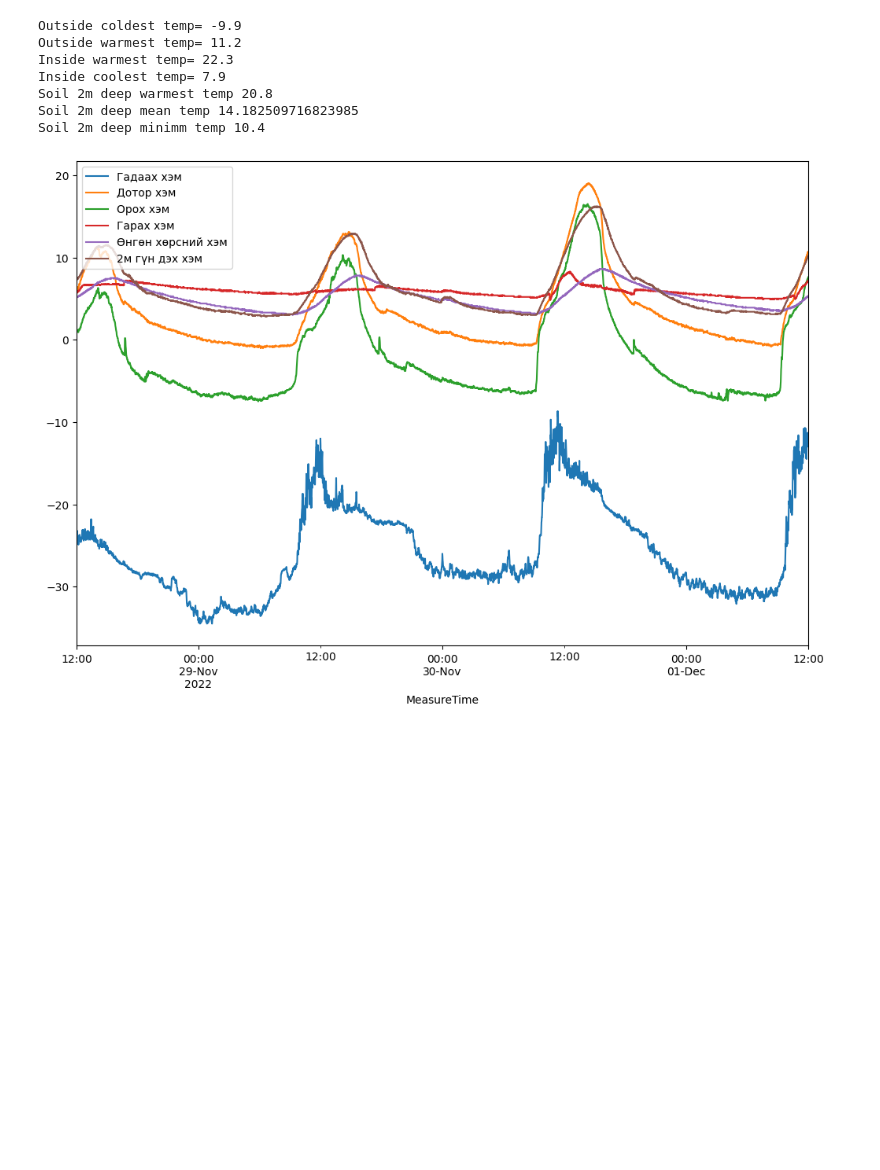
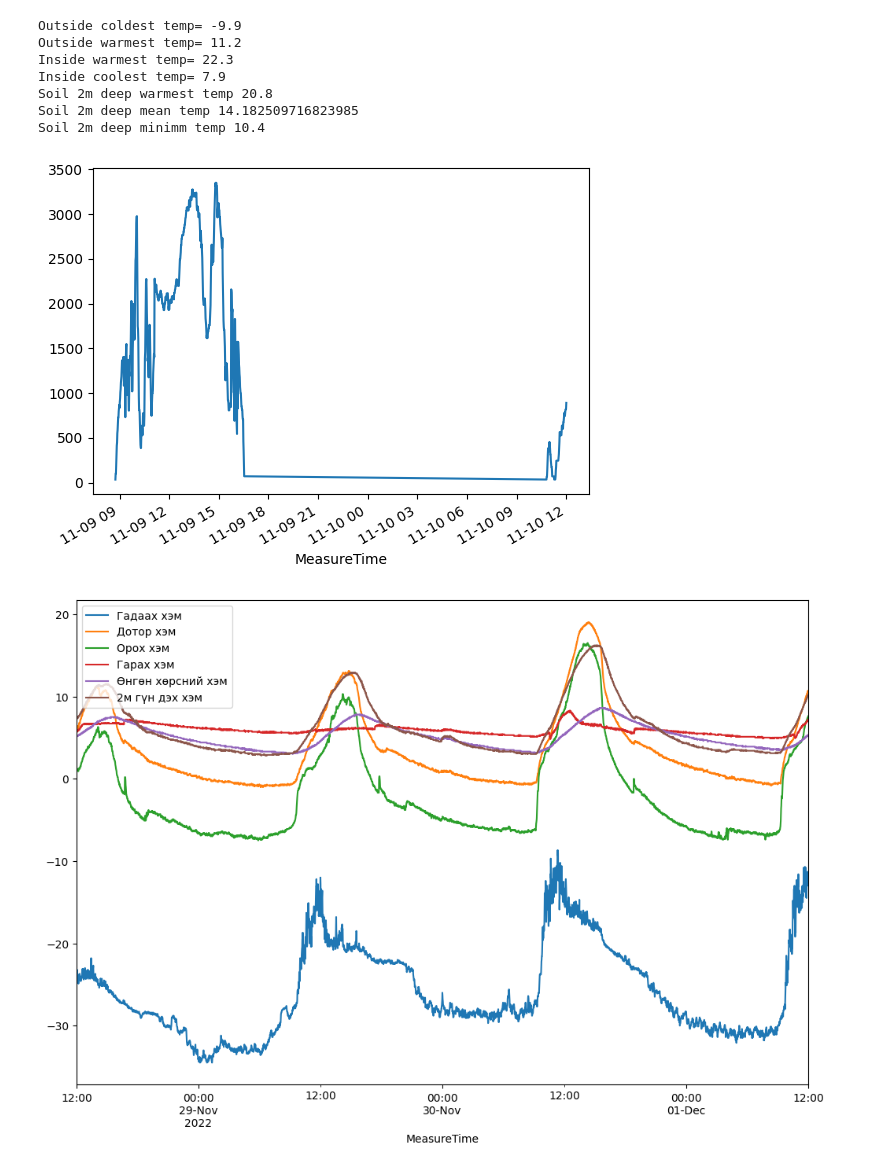
Before and after one commit to Generjet/Yargait-greenhouse, a Jupyter notebook: hotAir.ipynb, the cells around one changed output. Cells and saved outputs as stored; diff of their text form; code cells hidden in the pictures; blank space fills up the shorter version.

Commit message:
Overall stored and used energy calculation function, it can be applied to any dataframe

```diff
--- a/hotAir.ipynb
+++ b/hotAir.ipynb
@@ -27,7 +27,7 @@ Hello World
 # ABSOLUTE humidity
 def waterMassInAir(temperature):
     # water mass relative with temperature is m(T) = 5.44*e^0.0539, where T is temperature
-    e = 2.7183
+    e = 2.71828182
     mass = 5.44 * e**(0.0539*temperature)
     return mass
 # %%
@@ -45,10 +45,16 @@ def airFlowEnergy(T_input, T_output, speedVolume):
     C_air = 1005 # [kj/(kg*C)]
     D_air = 1.2 # Density of air [kg/m3]
     m = speedVolume * D_air # mass of air
-
     Q_air = m * C_air * (T_input - T_output)
-    # Heat energy of humid calculation
-    Q_humid = 0
+    # Humid heat calculation, Heat Capacity Humid  [kJ/kg*C]
+    C_humid = 1.8212
+    # Intake Heat energy of humid calculation Q = m * c * (T - 0)
+    Q_humid_in = waterMassInAir(T_input) * C_humid * T_input
+    # Outlet Heat energy of humid calculation
+    Q_humid_out = waterMassInAir(T_output) * C_humid * T_output
+    # HUMID HEAT energy
+    Q_humid = Q_humid_in - Q_humid_out
+    # Overall flow heat energy
     Q_flow = Q_air + Q_humid
     return Q_flow
 # %%
@@ -159,6 +165,23 @@ Inside coolest temp= 7.9
 Soil 2m deep warmest temp 20.8
 Soil 2m deep mean temp 14.182509716823985
 Soil 2m deep minimm temp 10.4
+# %%
+# Агааржуулалтын хоолойн хурд 950м3/цаг
+speedVolume = 950/3600 # 1h = 3600s
+heatFlow = airFlowEnergy(data['T_fan_input'], data['Front_fan_pipe'], speedVolume)
+# heatFlow.plot()
+# plt.show()
+
+storedEnergy = heatFlow[heatFlow >=0]
+storedEnergy.plot()
+plt.show()
+
+usedEnergy = heatFlow[heatFlow <= 0]
+usedEnergy.plot()
+plt.show()
+# print('overall stored energy=', )
+# %% [output]
+[figure, added]
 # %%
 # December data, боломжийн дулаан хөрстэй, маш хүйтэн өдөр
 
```
Also changed, not shown: parts of 1 cell of this notebook.
